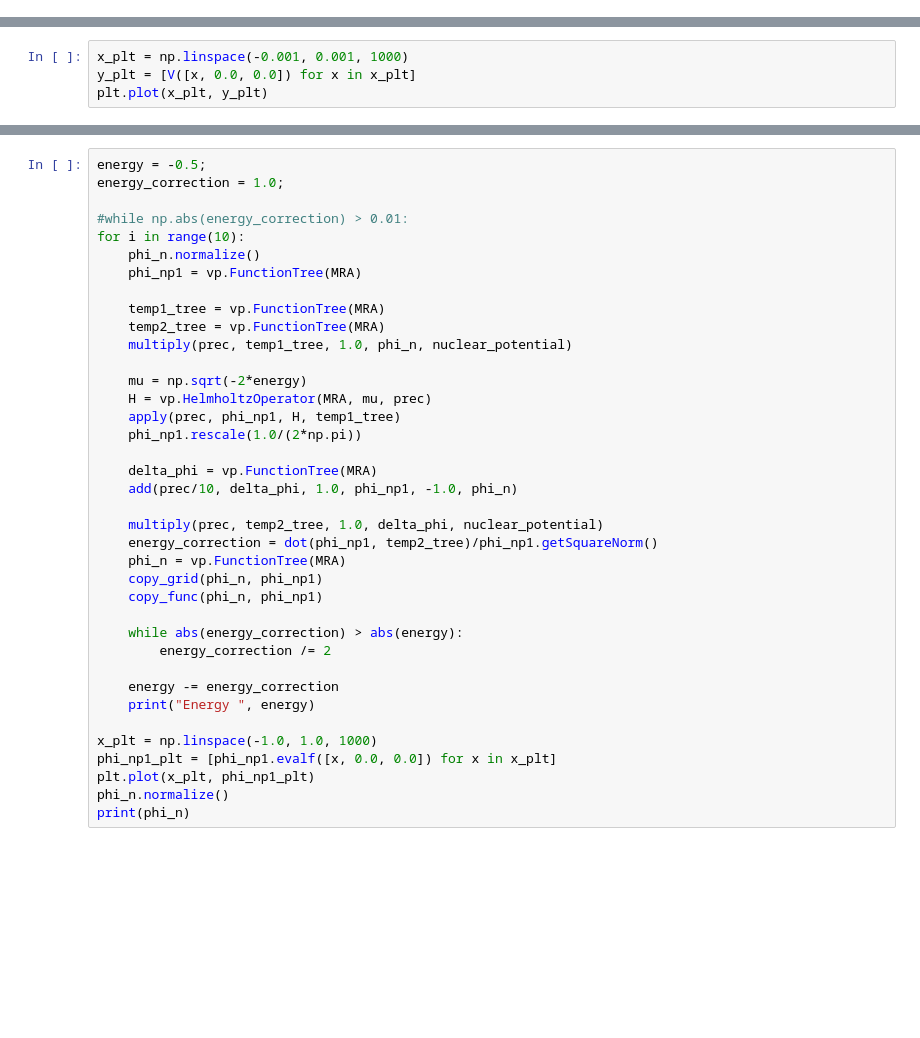
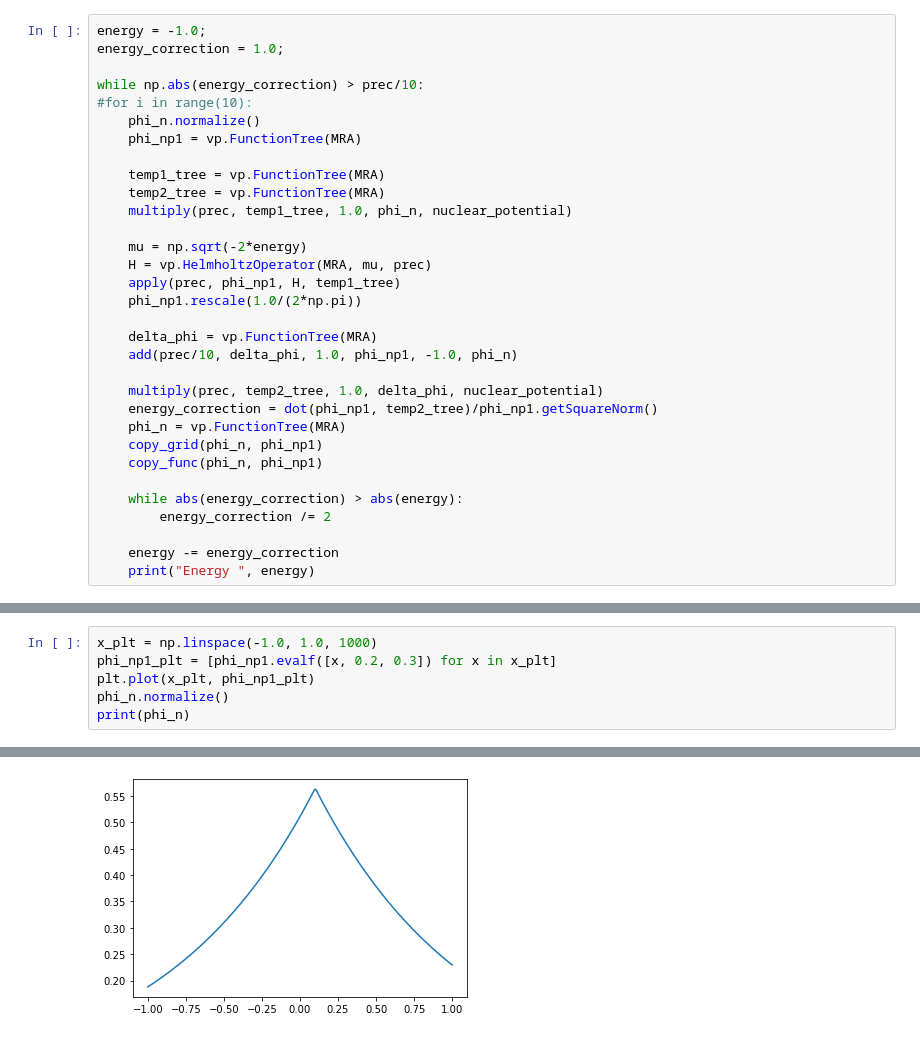
Before and after one commit to MRChemSoft/ReMRChem, a Jupyter notebook: H.ipynb, the cells around one changed output, grey strips where cells are left out. Cells and saved outputs as stored; diff of their text form; blank space fills up the shorter version.

```diff
--- a/H.ipynb
+++ b/H.ipynb
@@ -131,0 +140,32 @@ project(prec, nuclear_potential, lambda x: V([x[0]-origin[0],x[1]-origin[1],x[2]
+# %%
+energy = -1.0;
+energy_correction = 1.0;
+
+while np.abs(energy_correction) > prec/10:
+#for i in range(10):
+    phi_n.normalize()
+    phi_np1 = vp.FunctionTree(MRA)
+
+    temp1_tree = vp.FunctionTree(MRA)
+    temp2_tree = vp.FunctionTree(MRA)
+    multiply(prec, temp1_tree, 1.0, phi_n, nuclear_potential)
+
+    mu = np.sqrt(-2*energy)
+    H = vp.HelmholtzOperator(MRA, mu, prec)
+    apply(prec, phi_np1, H, temp1_tree)
+    phi_np1.rescale(1.0/(2*np.pi))
+
+    delta_phi = vp.FunctionTree(MRA)
+    add(prec/10, delta_phi, 1.0, phi_np1, -1.0, phi_n)
+
+    multiply(prec, temp2_tree, 1.0, delta_phi, nuclear_potential)
+    energy_correction = dot(phi_np1, temp2_tree)/phi_np1.getSquareNorm()
+    phi_n = vp.FunctionTree(MRA)
+    copy_grid(phi_n, phi_np1)
+    copy_func(phi_n, phi_np1)
+
+    while abs(energy_correction) > abs(energy):
+        energy_correction /= 2
+
+    energy -= energy_correction
+    print("Energy ", energy)
@@ -132,4 +183,7 @@ project(prec, nuclear_potential, lambda x: V([x[0]-origin[0],x[1]-origin[1],x[2]
 # %%
-x_plt = np.linspace(-0.001, 0.001, 1000)
-y_plt = [V([x, 0.0, 0.0]) for x in x_plt]
-plt.plot(x_plt, y_plt)
+x_plt = np.linspace(-1.0, 1.0, 1000)
+phi_np1_plt = [phi_np1.evalf([x, 0.2, 0.3]) for x in x_plt]
+plt.plot(x_plt, phi_np1_plt)
+phi_n.normalize()
+print(phi_n)
+# %% [output]
@@ -136,41 +206,4 @@ plt.plot(x_plt, y_plt)
+[figure, added]
-# %%
-energy = -0.5;
-energy_correction = 1.0;
-
-#while np.abs(energy_correction) > 0.01:
-for i in range(10):
-    phi_n.normalize()
-    phi_np1 = vp.FunctionTree(MRA)
-
-    temp1_tree = vp.FunctionTree(MRA)
-    temp2_tree = vp.FunctionTree(MRA)
-    multiply(prec, temp1_tree, 1.0, phi_n, nuclear_potential)
-
-    mu = np.sqrt(-2*energy)
-    H = vp.HelmholtzOperator(MRA, mu, prec)
-    apply(prec, phi_np1, H, temp1_tree)
-    phi_np1.rescale(1.0/(2*np.pi))
-
-    delta_phi = vp.FunctionTree(MRA)
-    add(prec/10, delta_phi, 1.0, phi_np1, -1.0, phi_n)
-
-    multiply(prec, temp2_tree, 1.0, delta_phi, nuclear_potential)
-    energy_correction = dot(phi_np1, temp2_tree)/phi_np1.getSquareNorm()
-    phi_n = vp.FunctionTree(MRA)
-    copy_grid(phi_n, phi_np1)
-    copy_func(phi_n, phi_np1)
-
-    while abs(energy_correction) > abs(energy):
-        energy_correction /= 2
-
-    energy -= energy_correction
-    print("Energy ", energy)
-
-x_plt = np.linspace(-1.0, 1.0, 1000)
-phi_np1_plt = [phi_np1.evalf([x, 0.0, 0.0]) for x in x_plt]
-plt.plot(x_plt, phi_np1_plt)
-phi_n.normalize()
-print(phi_n)
 # %%
 c = 137
 
```
Also changed, not shown: parts of 12 cells of this notebook.
